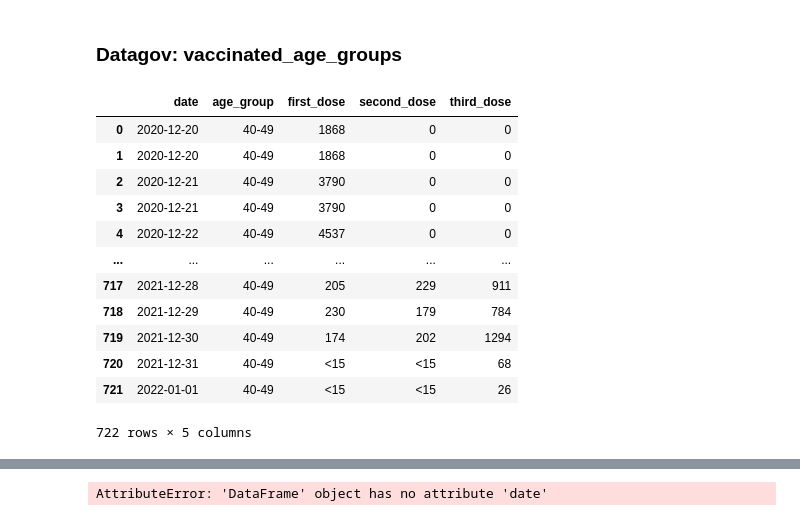
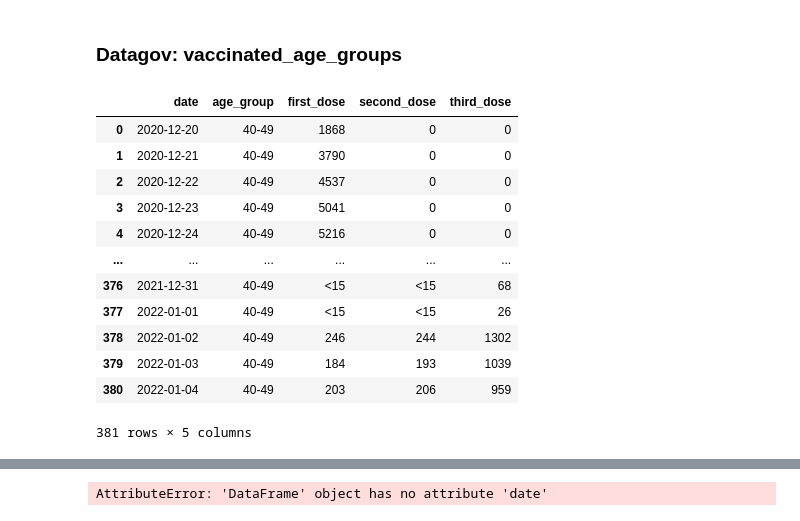
Before and after one commit to coviddatail/coviddatail, a Jupyter notebook: research/vax_40_49.ipynb, the cells around one changed output, grey strips where cells are left out. Saved outputs shown, nothing was run; the diff lists cells and outputs as text; code cells hidden in the pictures.

```diff
--- a/research/vax_40_49.ipynb
+++ b/research/vax_40_49.ipynb
@@ -13,27 +63,33 @@ catalog = init_catalog()
 ### Datagov: vaccinated_age_groups
 # %%
 vag_fr = client.query(f'''
-select VaccinationDate as date, age_group, first_dose, second_dose, third_dose from
+select VaccinationDate as
+date,
+age_group,
+any_value(first_dose) first_dose,
+any_value(second_dose) second_dose,
+any_value(third_dose) third_dose from
 {catalog.coviddatail.staging.vaccinated_age_groups}
 where age_group = '40-49'
+group by 1, 2
 order by VaccinationDate
 ''').to_dataframe()
 # %%
-vag_fr
+vag_fr.sort_values(by='date')
 # %% [output]
 |  | date | age_group | first_dose | second_dose | third_dose |
 | 0 | 2020-12-20 | 40-49 | 1868 | 0 | 0 |
-| 1 | 2020-12-20 | 40-49 | 1868 | 0 | 0 |
-| 2 | 2020-12-21 | 40-49 | 3790 | 0 | 0 |
-| 3 | 2020-12-21 | 40-49 | 3790 | 0 | 0 |
-| 4 | 2020-12-22 | 40-49 | 4537 | 0 | 0 |
+| 1 | 2020-12-21 | 40-49 | 3790 | 0 | 0 |
+| 2 | 2020-12-22 | 40-49 | 4537 | 0 | 0 |
+| 3 | 2020-12-23 | 40-49 | 5041 | 0 | 0 |
+| 4 | 2020-12-24 | 40-49 | 5216 | 0 | 0 |
 | ... | ... | ... | ... | ... | ... |
-| 717 | 2021-12-28 | 40-49 | 205 | 229 | 911 |
-| 718 | 2021-12-29 | 40-49 | 230 | 179 | 784 |
-| 719 | 2021-12-30 | 40-49 | 174 | 202 | 1294 |
-| 720 | 2021-12-31 | 40-49 | <15 | <15 | 68 |
-| 721 | 2022-01-01 | 40-49 | <15 | <15 | 26 |
+| 376 | 2021-12-31 | 40-49 | <15 | <15 | 68 |
+| 377 | 2022-01-01 | 40-49 | <15 | <15 | 26 |
+| 378 | 2022-01-02 | 40-49 | 246 | 244 | 1302 |
+| 379 | 2022-01-03 | 40-49 | 184 | 193 | 1039 |
+| 380 | 2022-01-04 | 40-49 | 203 | 206 | 959 |
-722 rows × 5 columns
+381 rows × 5 columns
 # %%
 import pandas as pd
 # %%
```
Also changed, not shown: parts of 18 cells of this notebook, 1 other file.
